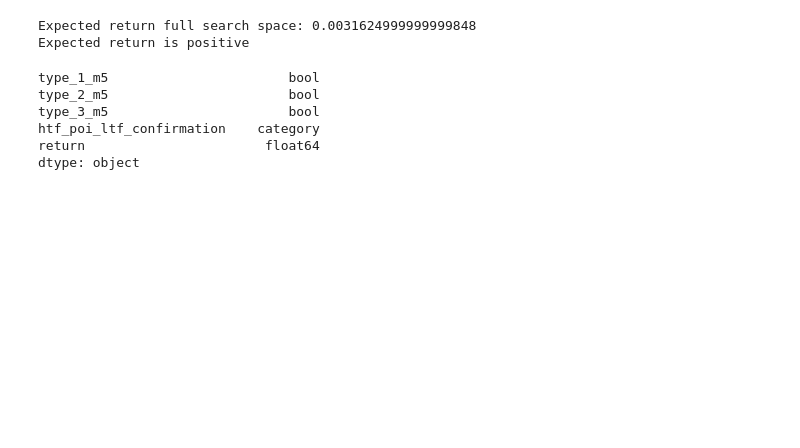
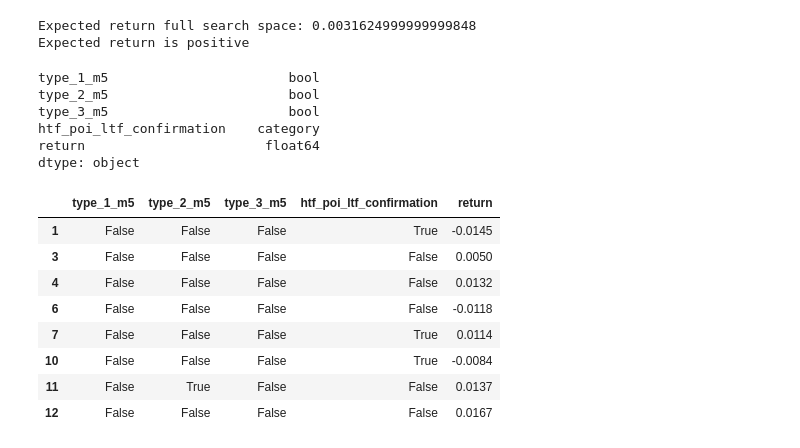
Before and after one commit to put101/trade_journal, a Jupyter notebook: analysis.ipynb, the cells around one changed output. Cells and saved outputs as stored; diff of their text form; code cells hidden in the pictures; blank space fills up the shorter version.

```diff
--- a/analysis.ipynb
+++ b/analysis.ipynb
@@ -122,6 +153,18 @@ type_3_m5                       bool
 htf_poi_ltf_confirmation    category
 return                       float64
 dtype: object
+# %%
+df_test
+# %% [output]
+|  | type_1_m5 | type_2_m5 | type_3_m5 | htf_poi_ltf_confirmation | return |
+| 1 | False | False | False | True | -0.0145 |
+| 3 | False | False | False | False | 0.0050 |
+| 4 | False | False | False | False | 0.0132 |
+| 6 | False | False | False | False | -0.0118 |
+| 7 | False | False | False | True | 0.0114 |
+| 10 | False | False | False | True | -0.0084 |
+| 11 | False | True | False | False | 0.0137 |
+| 12 | False | False | False | False | 0.0167 |
 # %%
 report_best_performing_tags_value(df_test, y_col='return', score_mode='mean', method='brute_force')
 # %% [output]
```
Also changed, not shown: parts of 14 cells of this notebook, 25 other files.
